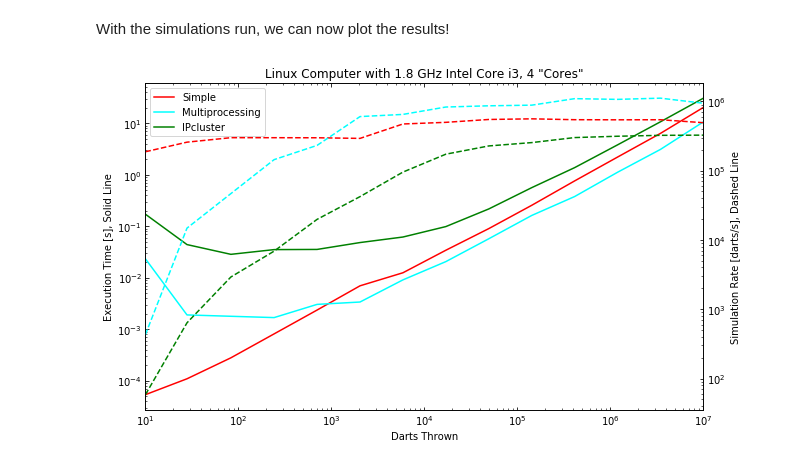
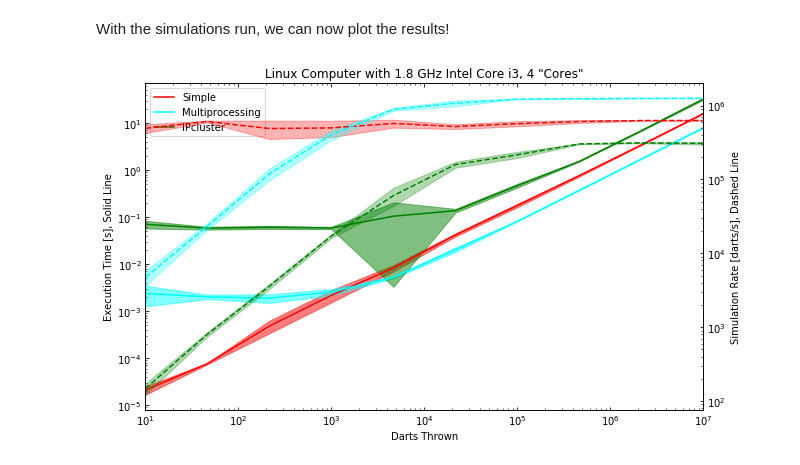
Before and after one commit to giangdip2410/watkins-ay250-s2018-hw, a Jupyter notebook: hw_4/hw_4_assignment.ipynb, the cells around one changed output. Drawn from its saved outputs; the diff is of its cells as text; code cells hidden in the pictures.

Commit message:
each monte carlo is now done multiple times to enable calculations of means and standard deviations, other small changes

```diff
--- a/hw_4/hw_4_assignment.ipynb
+++ b/hw_4/hw_4_assignment.ipynb
@@ -155,29 +209,48 @@ With the simulations run, we can now plot the results!
 # %%
 %matplotlib inline
 
 import matplotlib.pyplot as plt
 
 # make the plot showing execution times and simulation rate for each method as a function of darts thrown
 fig, ax1 = plt.subplots(figsize=(10,6))
 ax1.set_title("Linux Computer with 1.8 GHz Intel Core i3, 4 \"Cores\"")
-ax1.loglog(darts_range,serial_times,label="Simple",color="red")
-ax1.loglog(darts_range,mp_times,label="Multiprocessing",color="cyan")
-ax1.loglog(darts_range,ipp_times,label="IPcluster",color="green")
+
+# plot the execution times with the error bars
+ax1.plot(darts_range,mean_serial_times,label="Simple",color="red")
+ax1.fill_between(darts_range,mean_serial_times-std_serial_times,mean_serial_times+std_serial_times,color="red",alpha=0.5)
+
+ax1.plot(darts_range,mean_mp_times,label="Multiprocessing",color="cyan")
+ax1.fill_between(darts_range,mean_mp_times-std_mp_times,mean_mp_times+std_mp_times,color="cyan",alpha=0.5)
+
+ax1.plot(darts_range,mean_ipp_times,label="IPcluster",color="green")
+ax1.fill_between(darts_range,mean_ipp_times-std_ipp_times,mean_ipp_times+std_ipp_times,color="green",alpha=0.5)
+
+ax1.set_yscale('log')
+ax1.set_xscale('log')
+ax1.set_xlim([darts_range[0],darts_range[-1]])
 ax1.tick_params(which="both",top="on",direction="in")
 ax1.legend()
 ax1.set_xlabel("Darts Thrown");
 ax1.set_ylabel("Execution Time [s], Solid Line");
-ax1.set_xlim([darts_range[0],darts_range[-1]])
 
 
 ax2 = ax1.twinx()
-ax2.loglog(darts_range,serial_rates,label="Simple",color="red",linestyle="dashed")
-ax2.loglog(darts_range,mp_rates,label="Multiprocessing",color="cyan",linestyle="dashed")
-ax2.loglog(darts_range,ipp_rates,label="IPcluster",color="green",linestyle="dashed")
+
+# plot the simulation rates with the error bars
+ax2.plot(darts_range,mean_serial_rates,label="Simple",color="red",linestyle="dashed")
+ax2.fill_between(darts_range,mean_serial_rates-std_serial_rates,mean_serial_rates+std_serial_rates,color="red",alpha=0.3)
+
+ax2.plot(darts_range,mean_mp_rates,label="Multiprocessing",color="cyan",linestyle="dashed")
+ax2.fill_between(darts_range,mean_mp_rates-std_mp_rates,mean_mp_rates+std_mp_rates,color="cyan",alpha=0.3)
+
+ax2.plot(darts_range,mean_ipp_rates,label="IPcluster",color="green",linestyle="dashed")
+ax2.fill_between(darts_range,mean_ipp_rates-std_ipp_rates,mean_ipp_rates+std_ipp_rates,color="green",alpha=0.3)
+
 ax2.set_ylabel("Simulation Rate [darts/s], Dashed Line");
+ax2.set_yscale('log')
 ax2.tick_params(which="both",direction="in")
 
 # save the figure to this folder (uncomment to overwrite the already saved figure)
-# fig.savefig("simulation.png")
+fig.savefig("simulation.png")
 # %% [output]
-[figure, old version]
+[figure, new version]
```
Also changed, not shown: parts of 5 cells of this notebook, 1 other file.
